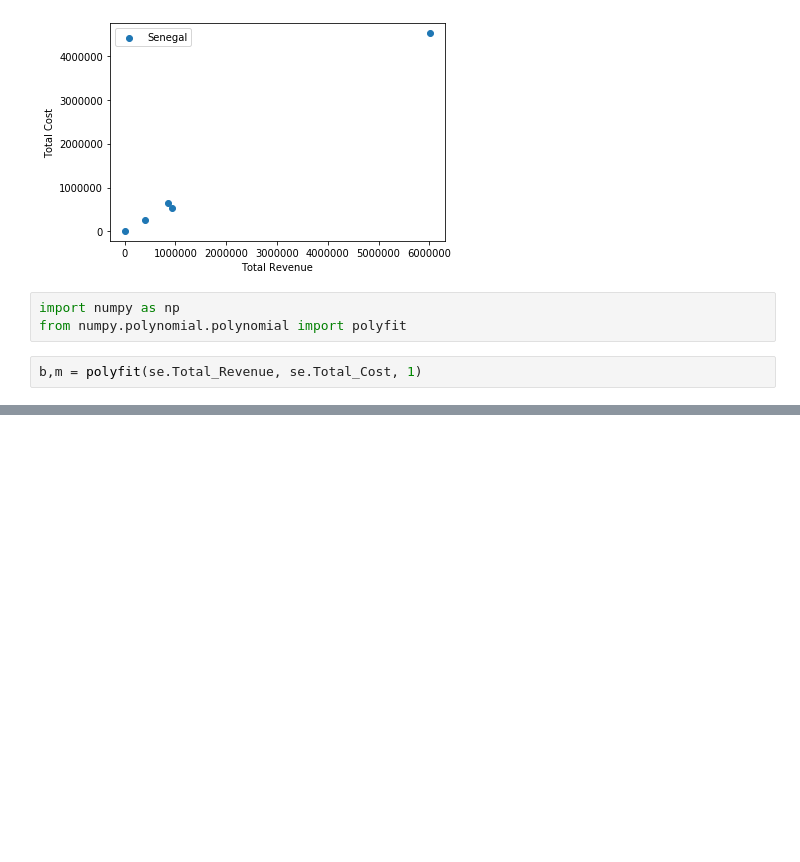
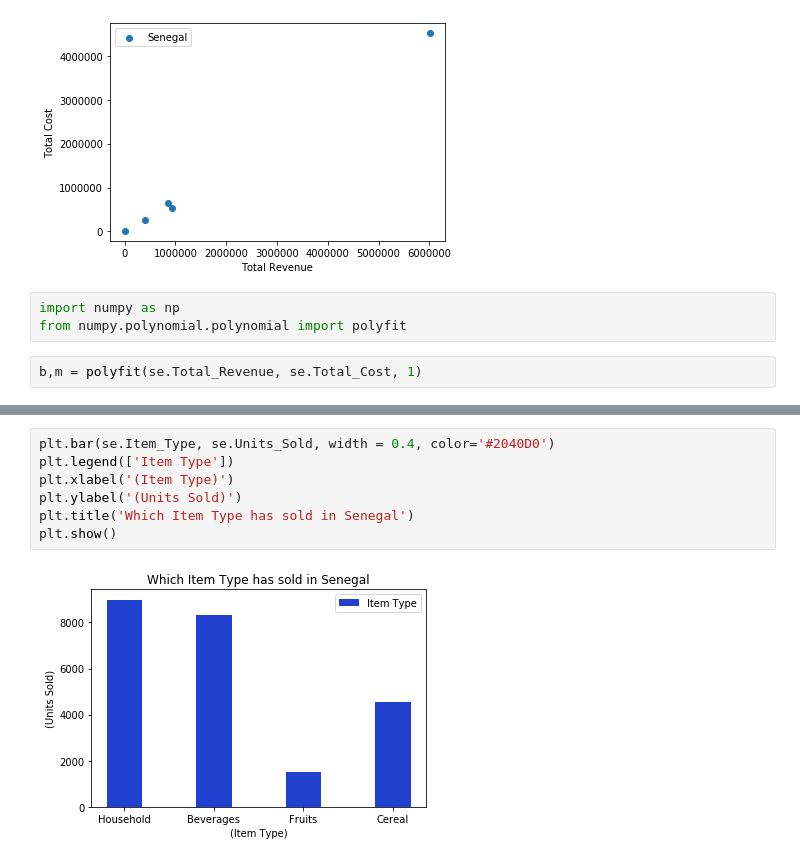
Before and after one commit to AsifBrohi/Examples_Learning_python, a Jupyter notebook: Data_visulation_1000_record_sales.ipynb, the cells around one changed output, grey strips where cells are left out. Drawn from its saved outputs; the diff is of its cells as text; blank space fills up the shorter version.

```diff
--- a/Data_visulation_1000_record_sales.ipynb
+++ b/Data_visulation_1000_record_sales.ipynb
@@ -59,0 +63,9 @@ plt.show()
+# %%
+plt.bar(se.Item_Type, se.Units_Sold, width = 0.4, color='#2040D0')
+plt.legend(['Item Type'])
+plt.xlabel('(Item Type)')
+plt.ylabel('(Units Sold)')
+plt.title('Which Item Type has sold in Senegal')
+plt.show()
+# %% [output]
+[figure, added]
```
Also changed, not shown: parts of 2 cells of this notebook.
